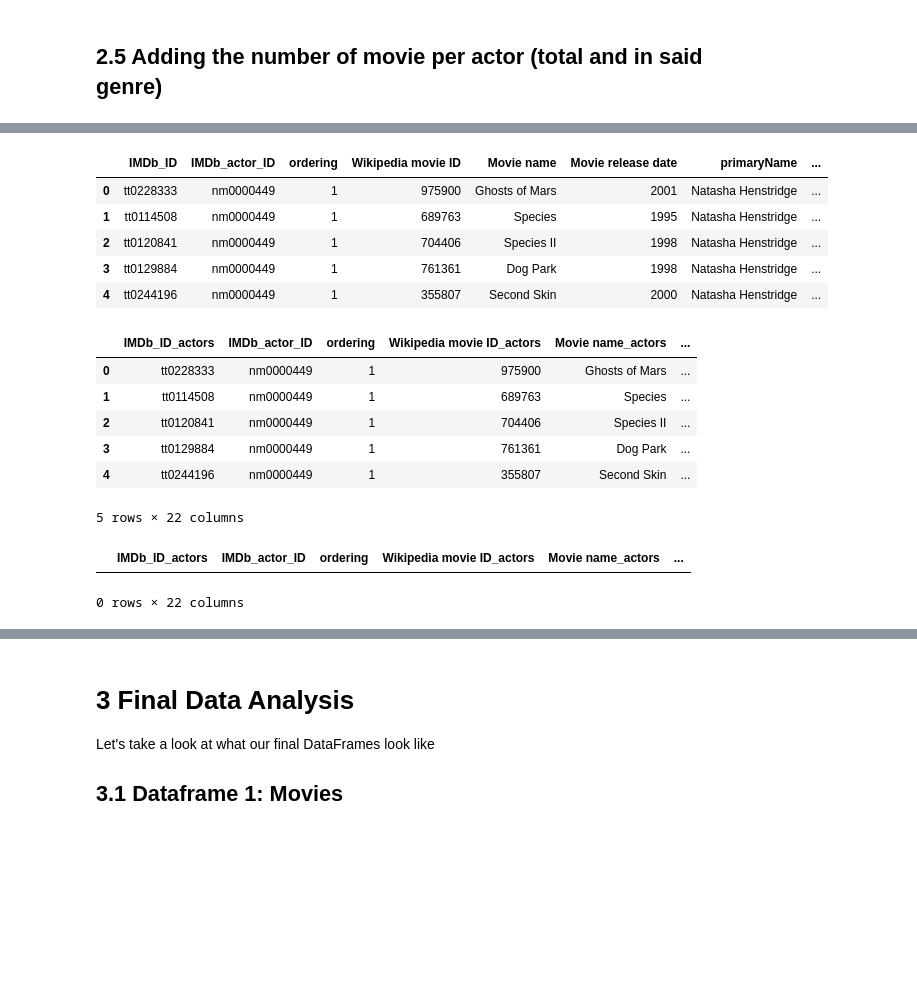
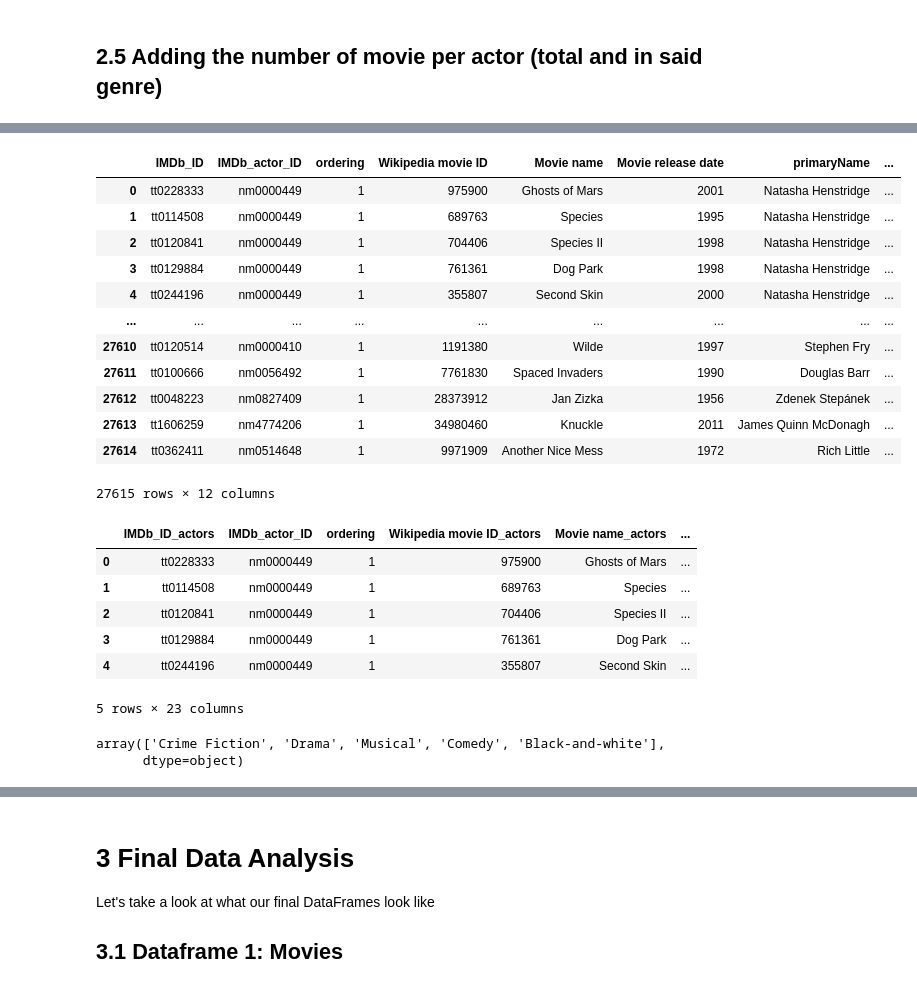
Before and after one commit to epfl-ada/ada-2023-project-dromadaire, a Jupyter notebook: P2.ipynb, the cells around one changed output, grey strips where cells are left out. Cells and saved outputs as stored; diff of their text form; code cells hidden in the pictures; blank space fills up the shorter version.

Commit message:
Added diversity count

```diff
--- a/P2.ipynb
+++ b/P2.ipynb
@@ -462,39 +449,47 @@ tmp
 # %%
+# Joining the two datasets actors and movies
+tmp = actors.join(movies, how='left', lsuffix='_actors', rsuffix='_movies')
+# We turn the movie genres dict into a list
+tmp["Movie genres"] = tmp["Movie genres"].apply(lambda x: [] if pd.isna(x) else list(x.values()))
+
 # Input:
-#   - IMDb_actor_ID (str)
+#   - actor_name (str)
 #   - year (int)
-#   - genre (str)
 # Output:
-#   - Sum of movies per actor played until the given year in said genre
-def count_nb_movies(actor_name, year, genre):
-    filtered = tmp[(tmp["Movie release date_actors"] <= year) & (tmp[genre] == 1) & (tmp["IMDb_actor_ID"] == actor_name)]
-    return len(filtered)
+#   - Number of genres played by the actor until the given year
+def count_nb_genres_b4(actor_name, year):
+    all_genres_b4 = tmp[(tmp["Movie release date_actors"] <= year) & (tmp["IMDb_actor_ID"] == actor_name)]["Movie genres"].explode().unique()
+    return len(all_genres_b4)
 
-
-# Sum of movie per actor cumulative with the increasing years
-actors['movie_count_genre'] = [count_nb_movies(row['IMDb_actor_ID'], row['Movie release date_actors'], 'Thriller') for (index, row) in tmp.iterrows()]
+actors['genres_b4'] = [count_nb_genres_b4(row['IMDb_actor_ID'], row['Movie release date_actors']) for (index, row) in tmp.iterrows()]
+# %%
+actors
+# %% [output]
+|  | IMDb_ID | IMDb_actor_ID | ordering | Wikipedia movie ID | Movie name | Movie release date | primaryName | ... |
+| 0 | tt0228333 | nm0000449 | 1 | 975900 | Ghosts of Mars | 2001 | Natasha Henstridge | ... |
+| 1 | tt0114508 | nm0000449 | 1 | 689763 | Species | 1995 | Natasha Henstridge | ... |
+| 2 | tt0120841 | nm0000449 | 1 | 704406 | Species II | 1998 | Natasha Henstridge | ... |
+| 3 | tt0129884 | nm0000449 | 1 | 761361 | Dog Park | 1998 | Natasha Henstridge | ... |
+| 4 | tt0244196 | nm0000449 | 1 | 355807 | Second Skin | 2000 | Natasha Henstridge | ... |
+| ... | ... | ... | ... | ... | ... | ... | ... | ... |
+| 27610 | tt0120514 | nm0000410 | 1 | 1191380 | Wilde | 1997 | Stephen Fry | ... |
+| 27611 | tt0100666 | nm0056492 | 1 | 7761830 | Spaced Invaders | 1990 | Douglas Barr | ... |
+| 27612 | tt0048223 | nm0827409 | 1 | 28373912 | Jan Zizka | 1956 | Zdenek Stepánek | ... |
+| 27613 | tt1606259 | nm4774206 | 1 | 34980460 | Knuckle | 2011 | James Quinn McDonagh | ... |
+| 27614 | tt0362411 | nm0514648 | 1 | 9971909 | Another Nice Mess | 1972 | Rich Little | ... |
+27615 rows × 12 columns
 # %%
-actors[actors["IMDb_actor_ID"] == "nm0000449"]
+tmp[tmp["IMDb_actor_ID"] == "nm0000449"]
 # %% [output]
-|  | IMDb_ID | IMDb_actor_ID | ordering | Wikipedia movie ID | Movie name | Movie release date | primaryName | ... |
-| 0 | tt0228333 | nm0000449 | 1 | 975900 | Ghosts of Mars | 2001 | Natasha Henstridge | ... |
-| 1 | tt0114508 | nm0000449 | 1 | 689763 | Species | 1995 | Natasha Henstridge | ... |
-| 2 | tt0120841 | nm0000449 | 1 | 704406 | Species II | 1998 | Natasha Henstridge | ... |
-| 3 | tt0129884 | nm0000449 | 1 | 761361 | Dog Park | 1998 | Natasha Henstridge | ... |
-| 4 | tt0244196 | nm0000449 | 1 | 355807 | Second Skin | 2000 | Natasha Henstridge | ... |
+|  | IMDb_ID_actors | IMDb_actor_ID | ordering | Wikipedia movie ID_actors | Movie name_actors | ... |
+| 0 | tt0228333 | nm0000449 | 1 | 975900 | Ghosts of Mars | ... |
+| 1 | tt0114508 | nm0000449 | 1 | 689763 | Species | ... |
+| 2 | tt0120841 | nm0000449 | 1 | 704406 | Species II | ... |
+| 3 | tt0129884 | nm0000449 | 1 | 761361 | Dog Park | ... |
+| 4 | tt0244196 | nm0000449 | 1 | 355807 | Second Skin | ... |
+5 rows × 23 columns
 # %%
-
-tmp[tmp["IMDb_actor_ID"] == "nm0000449" & tmp["Movie release date_actors"] <= 2000] & ("Thriller" in tmp["Movie genres"].values[0])]
+tmp[(tmp["Movie release date_actors"] <= 1998) & (tmp["IMDb_actor_ID"] == "nm0000449")]["Movie genres"].explode().unique()
 # %% [output]
-|  | IMDb_ID_actors | IMDb_actor_ID | ordering | Wikipedia movie ID_actors | Movie name_actors | ... |
-| 0 | tt0228333 | nm0000449 | 1 | 975900 | Ghosts of Mars | ... |
-| 1 | tt0114508 | nm0000449 | 1 | 689763 | Species | ... |
-| 2 | tt0120841 | nm0000449 | 1 | 704406 | Species II | ... |
-| 3 | tt0129884 | nm0000449 | 1 | 761361 | Dog Park | ... |
-| 4 | tt0244196 | nm0000449 | 1 | 355807 | Second Skin | ... |
-5 rows × 22 columns
+array(['Crime Fiction', 'Drama', 'Musical', 'Comedy', 'Black-and-white'],
+      dtype=object)
-# %%
-tmp[(tmp["IMDb_actor_ID"] == "nm0000449") & (tmp["Movie release date_actors"] <= 2000) & ("Thriller" in tmp["Movie genres"].values[:])]
-# %% [output]
-|  | IMDb_ID_actors | IMDb_actor_ID | ordering | Wikipedia movie ID_actors | Movie name_actors | ... |
-0 rows × 22 columns
```
Also changed, not shown: parts of 9 cells of this notebook.
